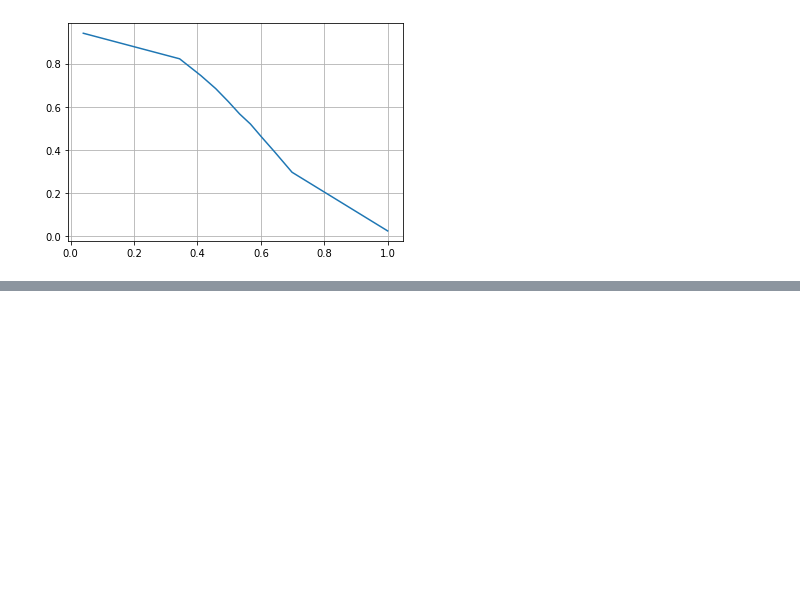
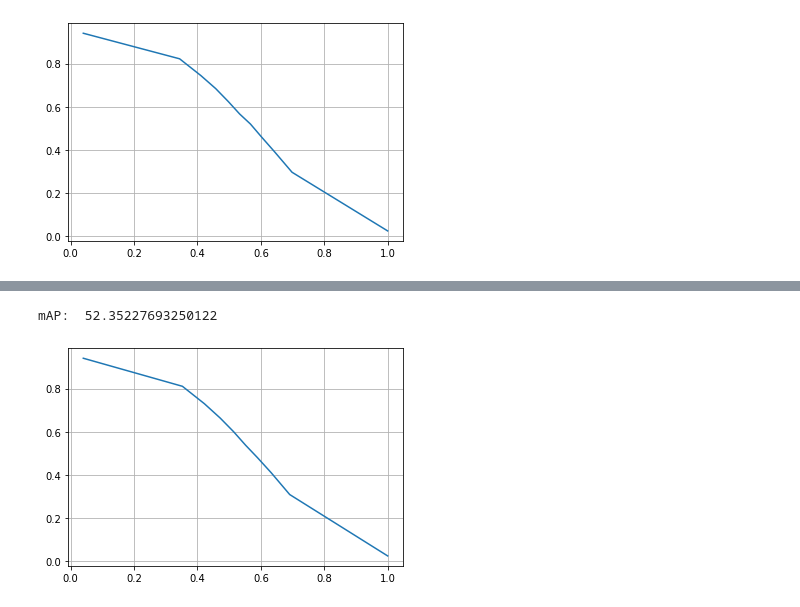
Before and after one commit to felferrari/cross-fusion, a Jupyter notebook: Predictions Evaluation.ipynb, the cells around one changed output, grey strips where cells are left out. Drawn from its saved outputs; the diff is of its cells as text; code cells hidden in the pictures; blank space fills up the shorter version.

```diff
--- a/Predictions Evaluation.ipynb
+++ b/Predictions Evaluation.ipynb
@@ -101,6 +101,6 @@ pr.shape
 (11, 2)
 # %%
 for i in range(pr.shape[0]):
-    pr[i, 1] = np.max(pr[i:, 1])
+    pr[i, 1] = np.max(pr[:i, 1])
 pr
 # %% [output]
@@ -203,0 +253,20 @@ mAP:  52.40700645690535
+# %%
+# Load data
+mean_prob = np.load('D:\\Doutorado PUC\\Deep Learning 2\\Projeto\\cross-fusion\\pred_2\\fusion.npy')
+final_mask1 = np.load('D:\\Doutorado PUC\\Deep Learning 2\\Projeto\\cross-fusion\\imgs\\label\\labels.npy')
+#test_mask = np.load('your test mask')
+
+
+
+ref1 = np.ones_like(final_mask1).astype(np.float32)
+
+ref1 [final_mask1 == 2] = 0
+TileMask = test_mask * ref1
+GTTruePositives = final_mask1==1
+
+Npoints = 10#50
+Pmax = np.max(mean_prob[GTTruePositives * TileMask ==1])
+ProbList = np.linspace(Pmax,0,Npoints)
+
+rec_pre_metrics = compute_matrics(ProbList, mean_prob, final_mask1, test_mask, 625)
+#np.save(path_exp+'/acc_metrics.npy',rec_pre_metrics)
@@ -203,0 +284,14 @@ mAP:  52.40700645690535
+# %%
+# Compute mean average prcision
+Recall = rec_pre_metrics[:,0]
+Precision = rec_pre_metrics[:,1]
+
+mAP = compute_mAP(Recall, Precision)
+print('mAP: ', mAP)
+
+plt.close('all')
+plt.plot(Recall, Precision)
+plt.grid()
+# %% [output]
+mAP:  52.35227693250122
+[figure, added]
```
Also changed, not shown: parts of 5 cells of this notebook, 7 other files.
